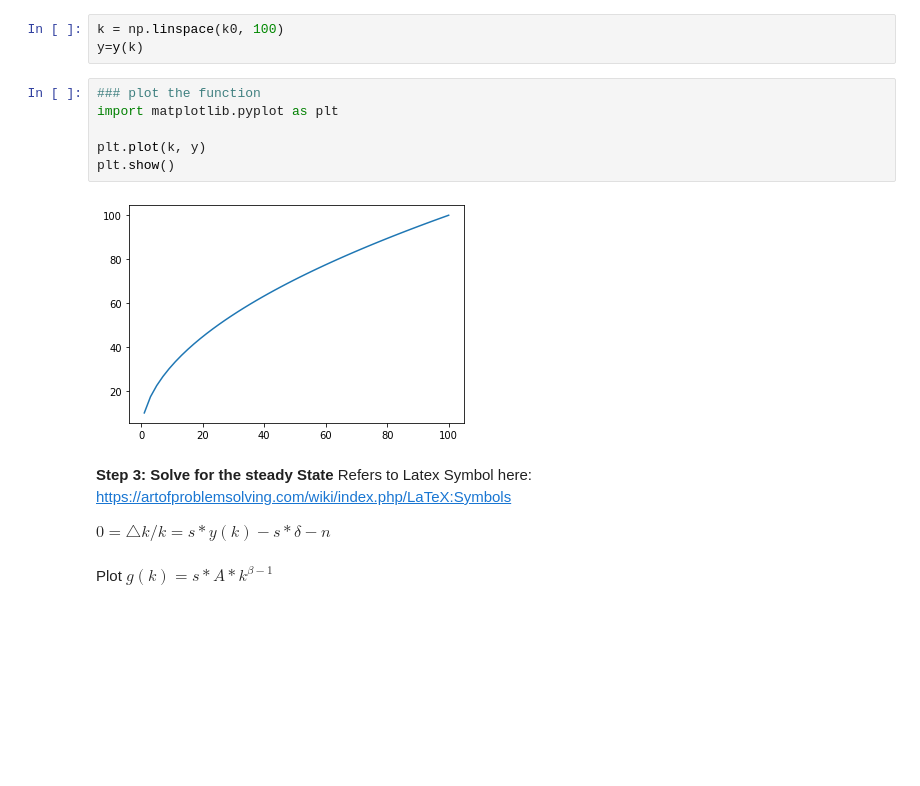
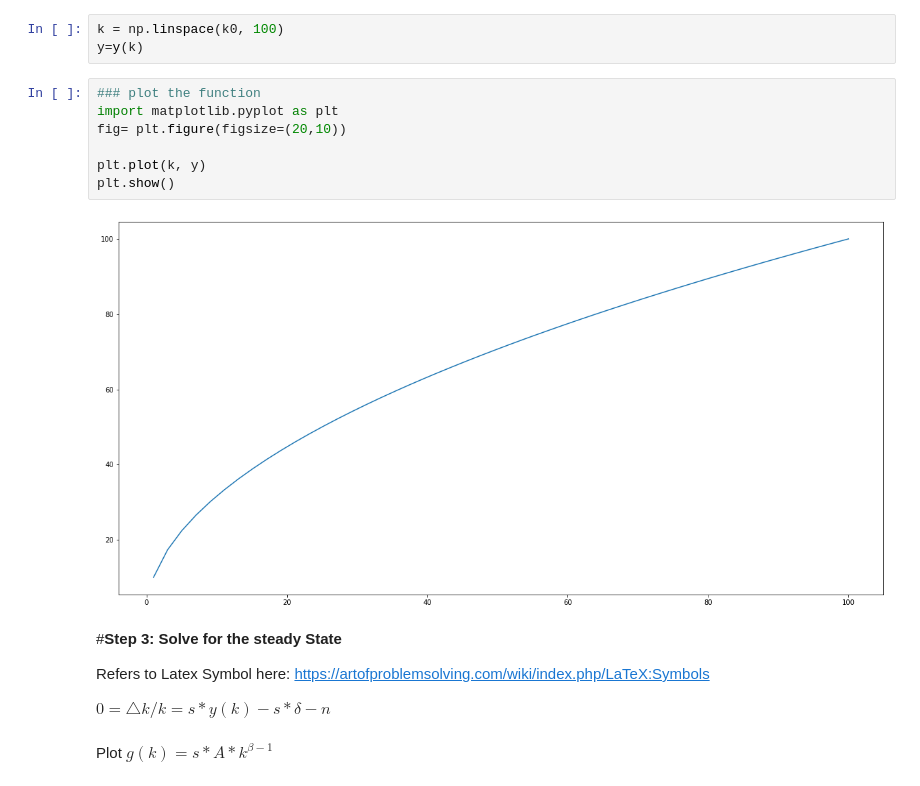
Before and after one commit to yl581/DKU_Econ204, a Jupyter notebook: Econ_204_EconomicGrowth_Tuesday.ipynb, the cells around one changed output. Saved outputs shown, nothing was run; the diff lists cells and outputs as text; blank space fills up the shorter version.

```diff
--- a/Econ_204_EconomicGrowth_Tuesday.ipynb
+++ b/Econ_204_EconomicGrowth_Tuesday.ipynb
@@ -81,13 +84,15 @@ y=y(k)
 # %%
 ### plot the function
 import matplotlib.pyplot as plt
+fig= plt.figure(figsize=(20,10))
 
 plt.plot(k, y)
 plt.show()
 # %% [output]
-[figure, old version]
+[figure, new version]
 # %% [markdown]
-**Step 3: Solve for the steady State**
+#**Step 3: Solve for the steady State**
+
 Refers to Latex Symbol here: https://artofproblemsolving.com/wiki/index.php/LaTeX:Symbols
 
 $0=\bigtriangleup k/k=s*y(k)-s*\delta-n $
```
Also changed, not shown: parts of 15 cells of this notebook.
